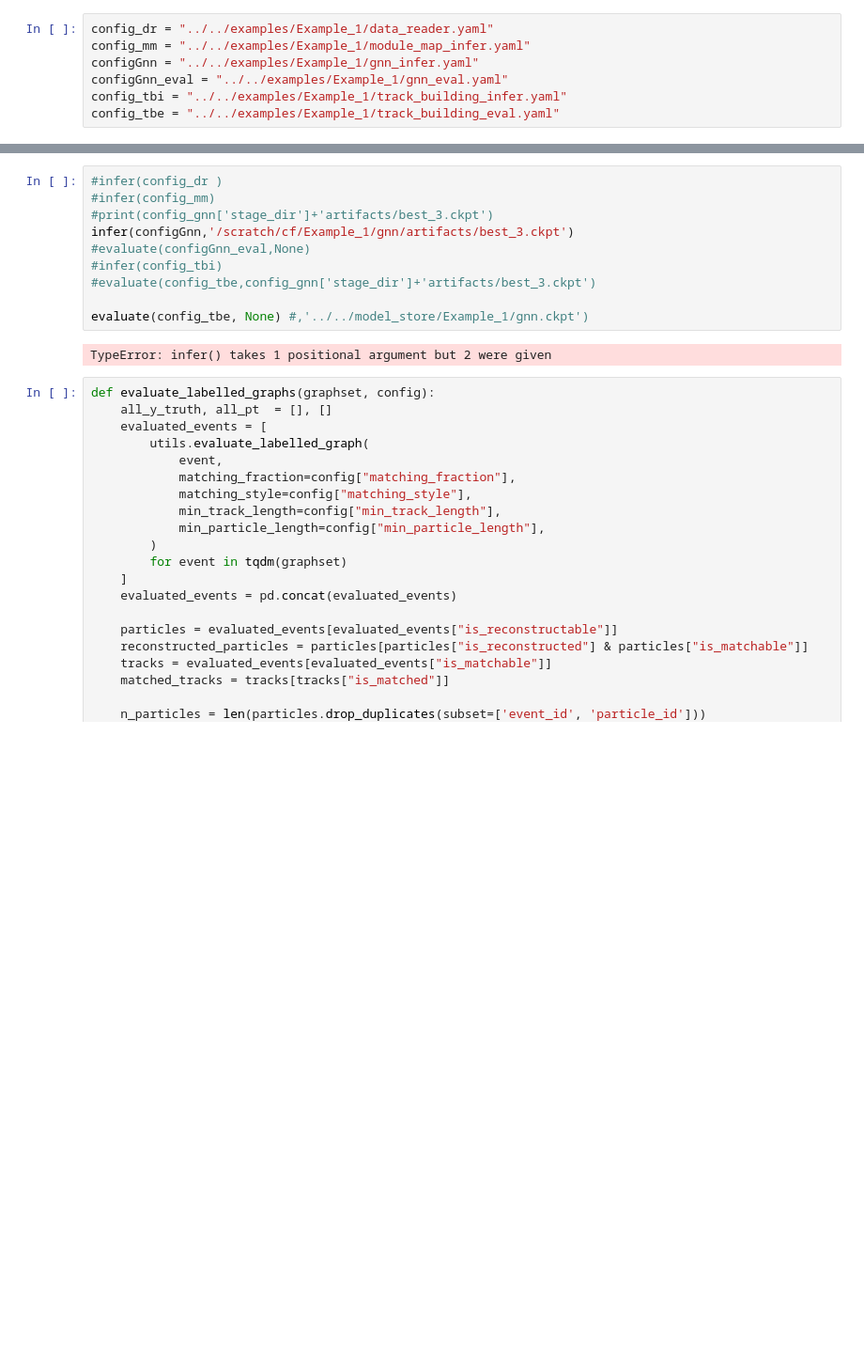
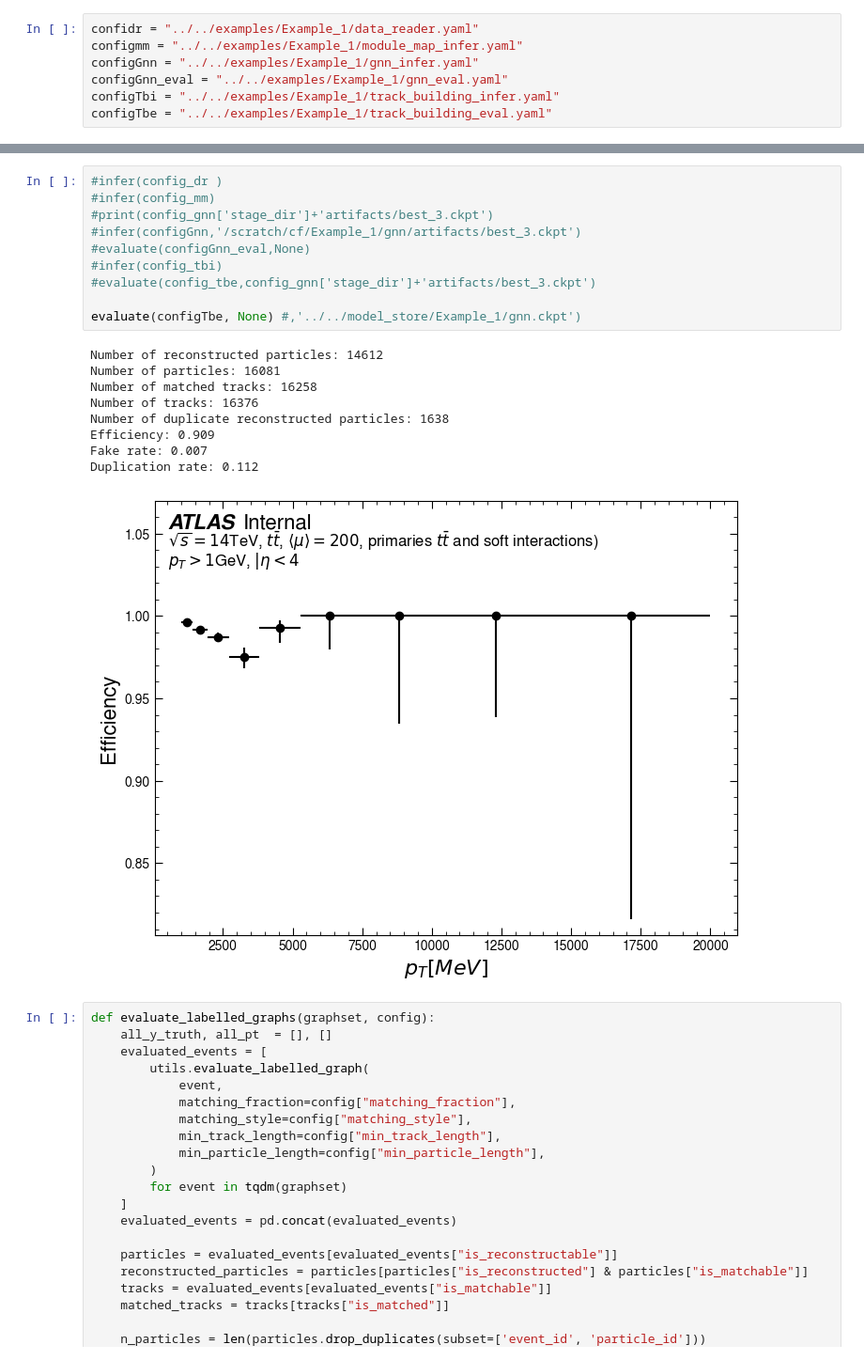
Before and after one commit to alinutzal/acorn, a Jupyter notebook: notebooks/inference/inferenceExample_1.ipynb, the cells around one changed output, grey strips where cells are left out. Shown: that part at 94% size. Cells and saved outputs as stored; diff of their text form; blank space fills up the shorter version.

Commit message:
inference and loop

```diff
--- a/notebooks/inference/inferenceExample_1.ipynb
+++ b/notebooks/inference/inferenceExample_1.ipynb
@@ -38,11 +40,11 @@ from torch_geometric.utils import to_scipy_sparse_matrix
 # %% [output]
 /global/homes/a/alazar/acorn/gnn4itk_cf/core/__init__.py
 # %%
-config_dr = "../../examples/Example_1/data_reader.yaml"
-config_mm = "../../examples/Example_1/module_map_infer.yaml"
+confidr = "../../examples/Example_1/data_reader.yaml"
+configmm = "../../examples/Example_1/module_map_infer.yaml"
 configGnn = "../../examples/Example_1/gnn_infer.yaml"
 configGnn_eval = "../../examples/Example_1/gnn_eval.yaml"
-config_tbi = "../../examples/Example_1/track_building_infer.yaml"
-config_tbe = "../../examples/Example_1/track_building_eval.yaml"
+configTbi = "../../examples/Example_1/track_building_infer.yaml"
+configTbe = "../../examples/Example_1/track_building_eval.yaml"
 # %%
 #infer(config_dr )
@@ -93,15 +99,23 @@ Defining figures of merit
 # %%
 #infer(config_dr )
 #infer(config_mm)
 #print(config_gnn['stage_dir']+'artifacts/best_3.ckpt')
-infer(configGnn,'/scratch/cf/Example_1/gnn/artifacts/best_3.ckpt')
+#infer(configGnn,'/scratch/cf/Example_1/gnn/artifacts/best_3.ckpt')
 #evaluate(configGnn_eval,None)
 #infer(config_tbi)
 #evaluate(config_tbe,config_gnn['stage_dir']+'artifacts/best_3.ckpt')
 
-evaluate(config_tbe, None) #,'../../model_store/Example_1/gnn.ckpt')
+evaluate(configTbe, None) #,'../../model_store/Example_1/gnn.ckpt')
 # %% [output]
-TypeError: infer() takes 1 positional argument but 2 were given
+Number of reconstructed particles: 14612
+Number of particles: 16081
+Number of matched tracks: 16258
+Number of tracks: 16376
+Number of duplicate reconstructed particles: 1638
+Efficiency: 0.909
+Fake rate: 0.007
+Duplication rate: 0.112
+[figure, added]
 # %%
 def evaluate_labelled_graphs(graphset, config):
     all_y_truth, all_pt  = [], []
```
Also changed, not shown: parts of 8 cells of this notebook, 16 other files.
